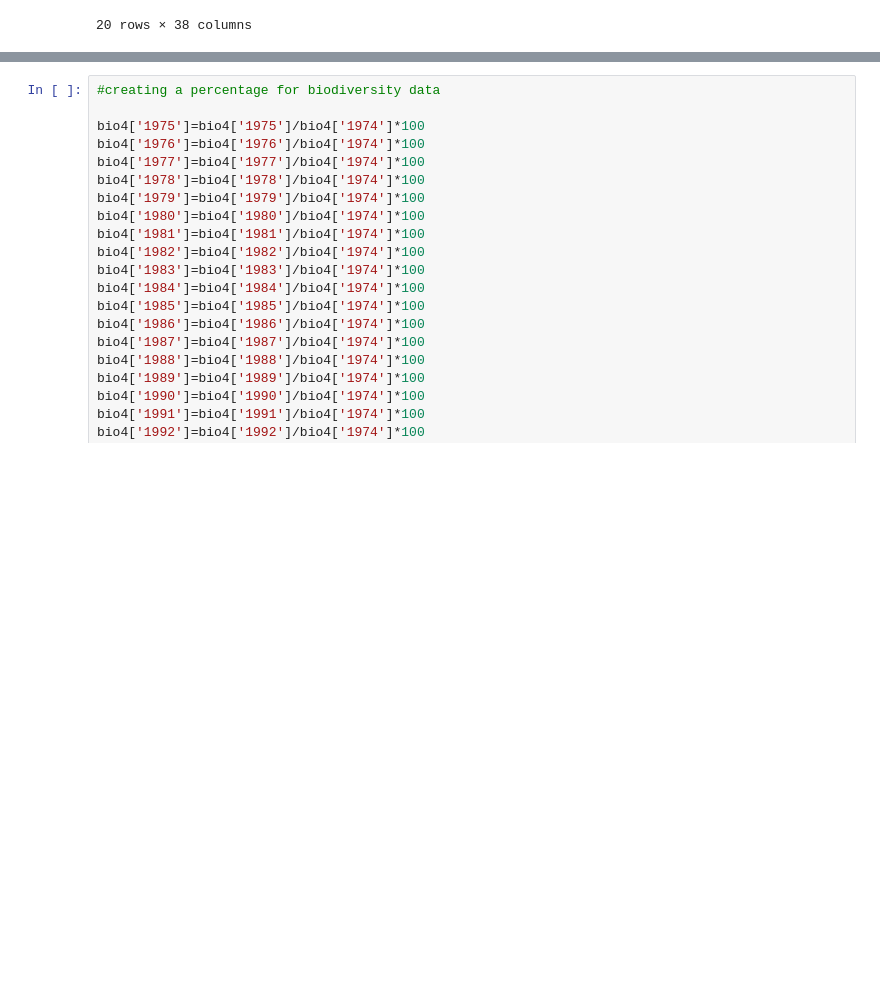
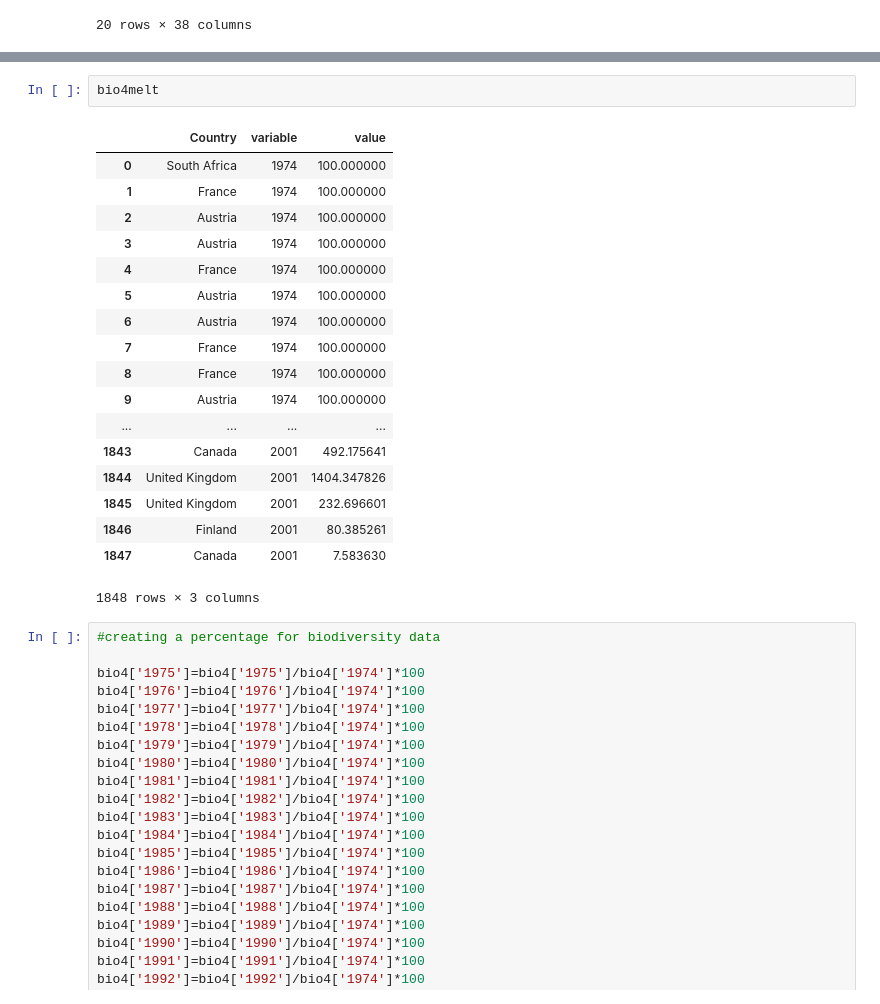
Before and after one commit to Sam-Marshall/ecosystems_energy, a Jupyter notebook: BaseCode/Biodiversityanalysis.ipynb, the cells around one changed output, grey strips where cells are left out. Drawn from its saved outputs; the diff is of its cells as text; blank space fills up the shorter version.

```diff
--- a/BaseCode/Biodiversityanalysis.ipynb
+++ b/BaseCode/Biodiversityanalysis.ipynb
@@ -117,3 +128,24 @@ plt.legend(bbox_to_anchor=(1.05, 1), loc=2, borderaxespad=0.)
+# %%
+bio4melt
+# %% [output]
+|  | Country | variable | value |
+| 0 | South Africa | 1974 | 100.000000 |
+| 1 | France | 1974 | 100.000000 |
+| 2 | Austria | 1974 | 100.000000 |
+| 3 | Austria | 1974 | 100.000000 |
+| 4 | France | 1974 | 100.000000 |
+| 5 | Austria | 1974 | 100.000000 |
+| 6 | Austria | 1974 | 100.000000 |
+| 7 | France | 1974 | 100.000000 |
+| 8 | France | 1974 | 100.000000 |
+| 9 | Austria | 1974 | 100.000000 |
+| ... | ... | ... | ... |
+| 1843 | Canada | 2001 | 492.175641 |
+| 1844 | United Kingdom | 2001 | 1404.347826 |
+| 1845 | United Kingdom | 2001 | 232.696601 |
+| 1846 | Finland | 2001 | 80.385261 |
+| 1847 | Canada | 2001 | 7.583630 |
+1848 rows × 3 columns
 # %%
 #creating a percentage for biodiversity data
 
```
Also changed, not shown: parts of 10 cells of this notebook.
